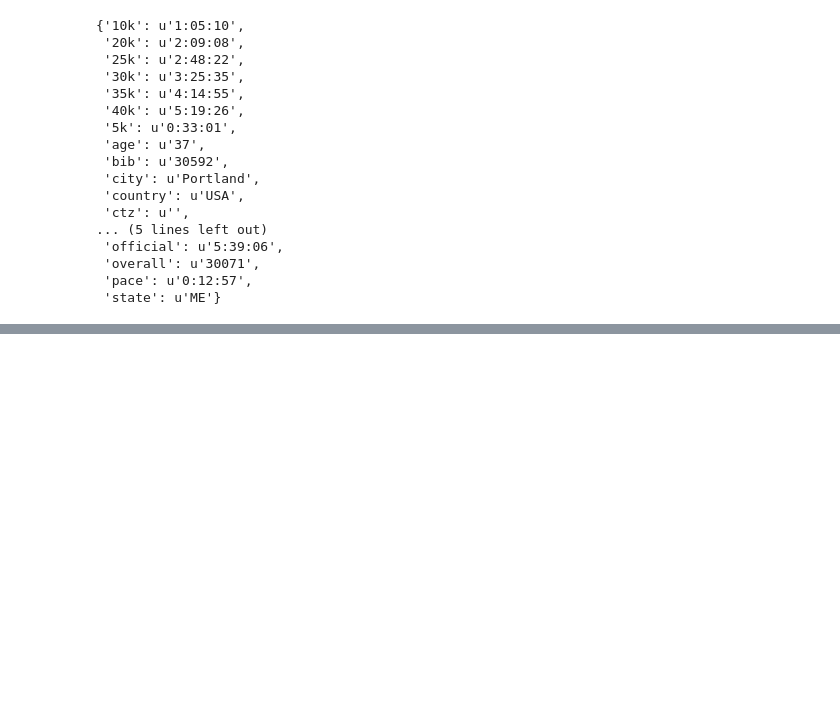
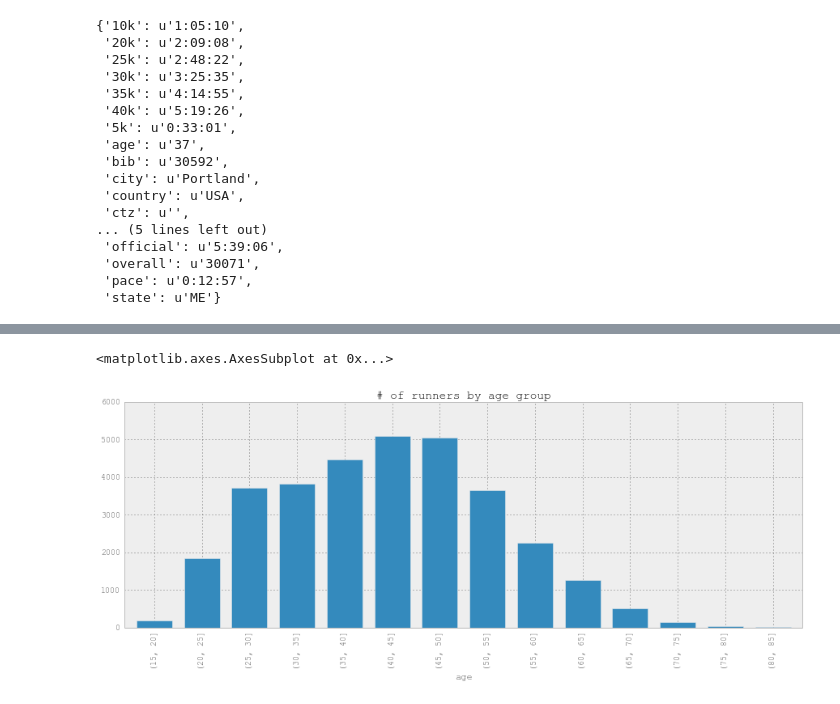
Before and after one commit to llimllib/bostonmarathon, a Jupyter notebook: analysis.ipynb, the cells around one changed output, grey strips where cells are left out. Cells and saved outputs as stored; diff of their text form; code cells hidden in the pictures; blank space fills up the shorter version.

```diff
--- a/analysis.ipynb
+++ b/analysis.ipynb
@@ -115,0 +156,5 @@ mpld3.display()
+# %%
+df['official'].groupby(pd.cut(df['age'], range(15,90,5))).aggregate(len).plot(kind="bar", title="# of runners by age group")
+# %% [output]
+<matplotlib.axes.AxesSubplot at 0x...>
+[figure, added]
```
Also changed, not shown: parts of 12 cells of this notebook.
